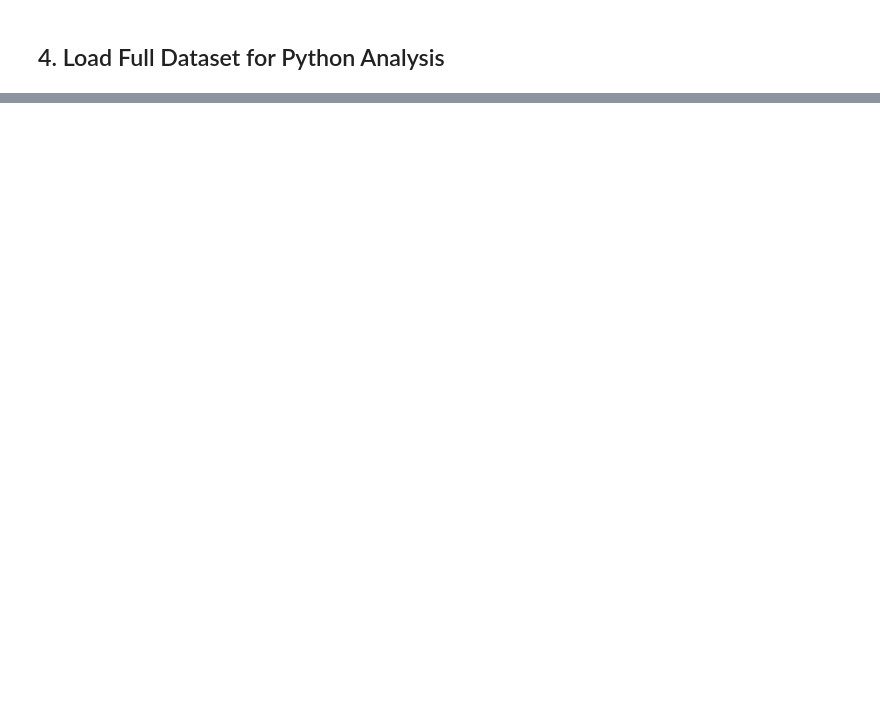
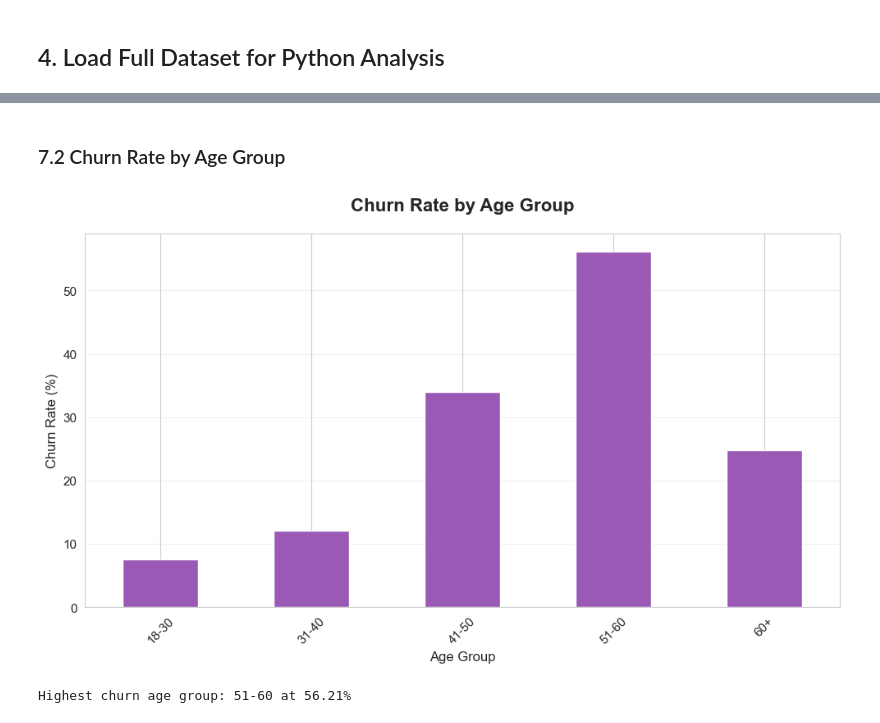
Before and after one commit to JamPonsar/Bank-Customer-Churn-Analysis, a Jupyter notebook: Bank_Churn_Analysis.ipynb, the cells around one changed output, grey strips where cells are left out. Saved outputs shown, nothing was run; the diff lists cells and outputs as text; code cells hidden in the pictures; blank space fills up the shorter version.

```diff
--- a/Bank_Churn_Analysis.ipynb
+++ b/Bank_Churn_Analysis.ipynb
@@ -163,0 +395,18 @@ df.head()
+# %% [markdown]
+### 7.2 Churn Rate by Age Group
+# %%
+plt.figure(figsize=(10, 6))
+churn_age = df.groupby('AgeGroup')['Exited'].mean() * 100
+churn_age.plot(kind='bar', color='#9b59b6')
+plt.title('Churn Rate by Age Group', fontsize=16, fontweight='bold', pad=20)
+plt.xlabel('Age Group', fontsize=12)
+plt.ylabel('Churn Rate (%)', fontsize=12)
+plt.xticks(rotation=45)
+plt.grid(axis='y', alpha=0.3)
+plt.tight_layout()
+plt.show()
+
+print(f"Highest churn age group: {churn_age.idxmax()} at {churn_age.max():.2f}%")
+# %% [output]
+[figure, added]
+Highest churn age group: 51-60 at 56.21%
```
Also changed, not shown: parts of 37 cells of this notebook.
